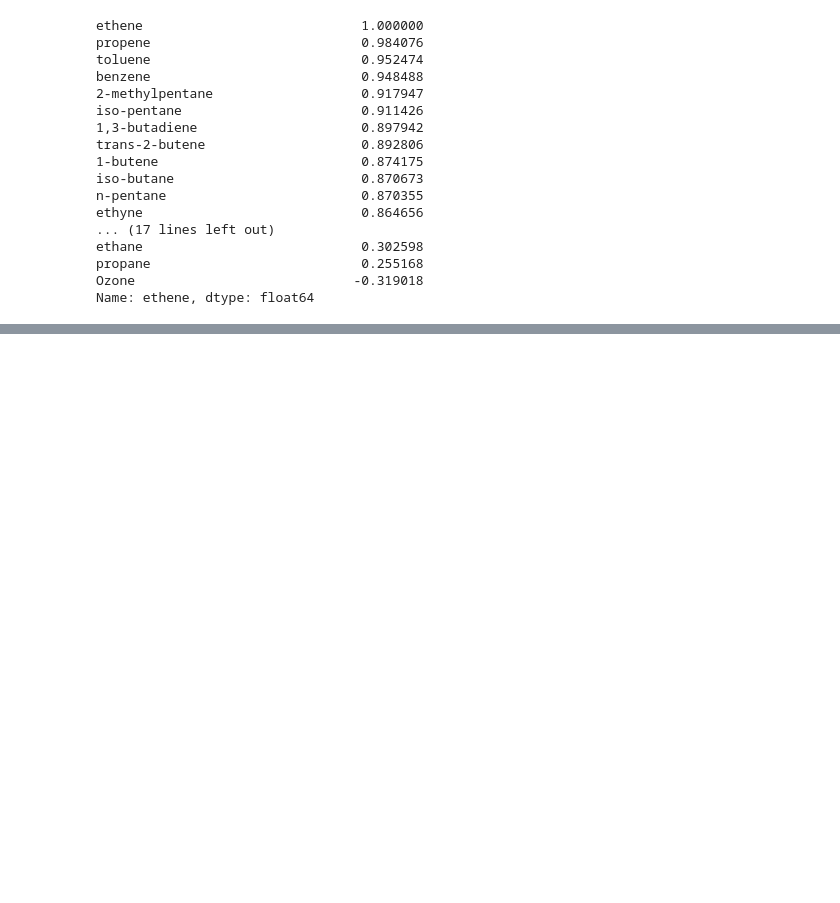
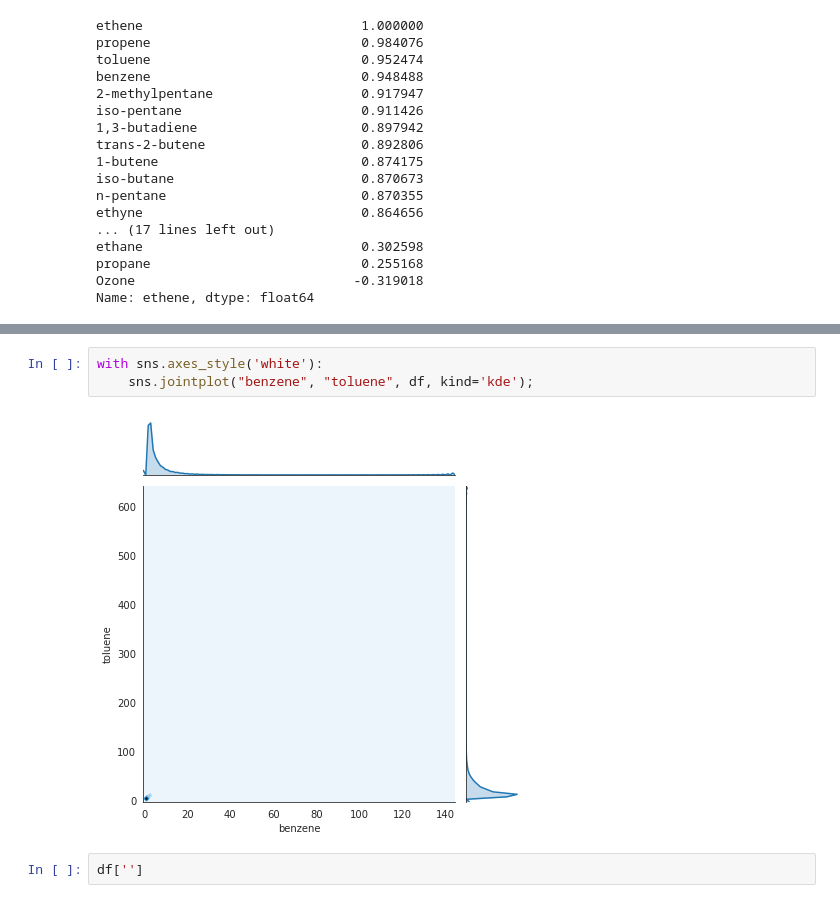
Before and after one commit to felciabatta/Volatile-Organic-Compounds, a Jupyter notebook: Untitled-1.ipynb, the cells around one changed output, grey strips where cells are left out. Saved outputs shown, nothing was run; the diff lists cells and outputs as text; blank space fills up the shorter version.

```diff
--- a/Untitled-1.ipynb
+++ b/Untitled-1.ipynb
@@ -114,0 +148,7 @@ Name: ethene, dtype: float64
+# %%
+with sns.axes_style('white'):
+    sns.jointplot("benzene", "toluene", df, kind='kde');
+# %% [output]
+[figure, added]
+# %%
+df['']
```
Also changed, not shown: parts of 3 cells of this notebook, 1 other file.
